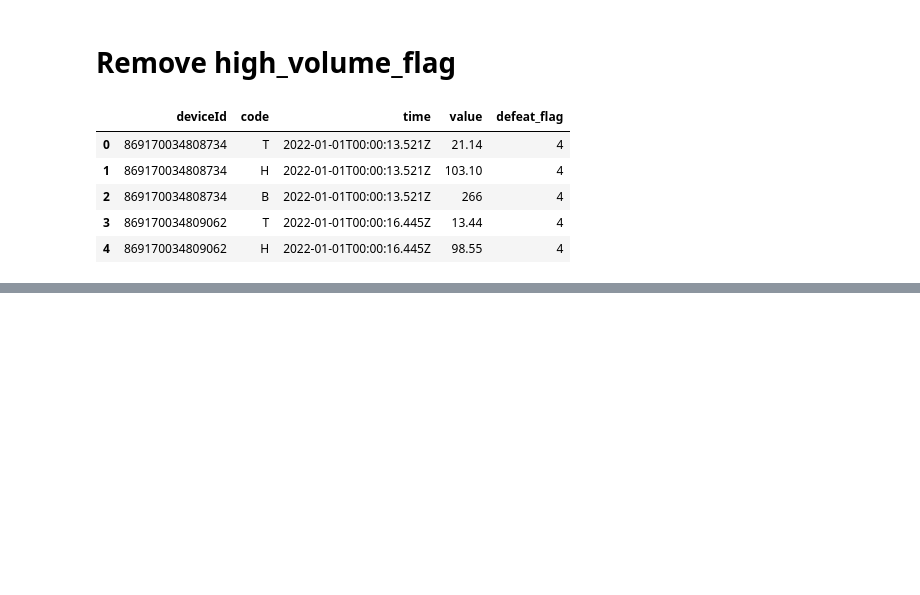
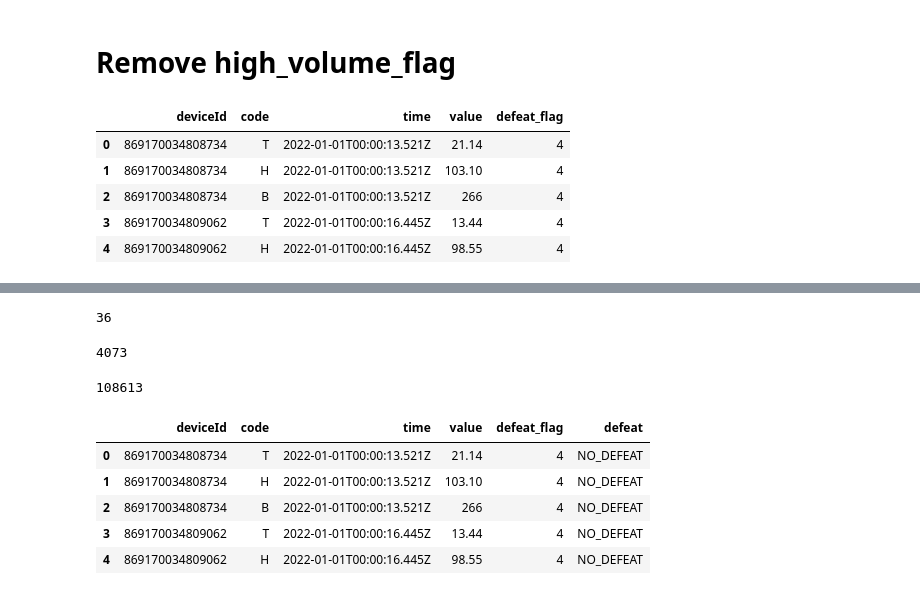
Before and after one commit to Narthanasiva/rca, a Jupyter notebook: analyze_data.ipynb, the cells around one changed output, grey strips where cells are left out. Drawn from its saved outputs; the diff is of its cells as text; code cells hidden in the pictures; blank space fills up the shorter version.

```diff
--- a/analyze_data.ipynb
+++ b/analyze_data.ipynb
@@ -21,7 +21,9 @@ import dask.dataframe as dd
 # %% [markdown]
 # Read data
 # %%
-input_file_path = '/content/drive/MyDrive/Senzmate/RCA/results/jsonoutput3_cleaned_data.csv'
+# input_file_path = '/content/drive/MyDrive/Senzmate/RCA/results/jsonoutput3_cleaned_data.csv'
+
+input_file_path = '/content/drive/MyDrive/Senzmate/RCA/results/test_jsonoutput3_cleaned_data.csv'
 # %%
 main_df=pd.read_csv(input_file_path,  on_bad_lines='skip')
 # %%
@@ -138,6 +164,12 @@ result_df[result_df.defeat_flag == 1].shape[0]
 # %%
 result_df[result_df.defeat_flag == 2].shape[0]
+# %% [output]
+36
 # %%
 result_df[result_df.defeat_flag == 3].shape[0]
+# %% [output]
+4073
 # %%
 result_df[result_df.defeat_flag == 4].shape[0]
+# %% [output]
+108613
@@ -143,0 +179,21 @@ result_df[result_df.defeat_flag == 4].shape[0]
+# %%
+def convert_to_class(row):
+  if row.defeat_flag == 0:
+      return "MISSING"
+  elif row.defeat_flag == 1:
+      return "LOW_OUTLIER"
+  elif row.defeat_flag == 2:
+      return "HIGH_OUTLIER"
+  elif row.defeat_flag == 3:
+      return "UNKNOWN"
+  return "NO_DEFEAT"
+# %%
+result_df['defeat'] = result_df.apply(lambda row: convert_to_class(row), axis=1)
+result_df.head()
+# %% [output]
+|  | deviceId | code | time | value | defeat_flag | defeat |
+| 0 | 869170034808734 | T | 2022-01-01T00:00:13.521Z | 21.14 | 4 | NO_DEFEAT |
+| 1 | 869170034808734 | H | 2022-01-01T00:00:13.521Z | 103.10 | 4 | NO_DEFEAT |
+| 2 | 869170034808734 | B | 2022-01-01T00:00:13.521Z | 266 | 4 | NO_DEFEAT |
+| 3 | 869170034809062 | T | 2022-01-01T00:00:16.445Z | 13.44 | 4 | NO_DEFEAT |
+| 4 | 869170034809062 | H | 2022-01-01T00:00:16.445Z | 98.55 | 4 | NO_DEFEAT |
```
Also changed, not shown: parts of 12 cells of this notebook, 4 other files.
